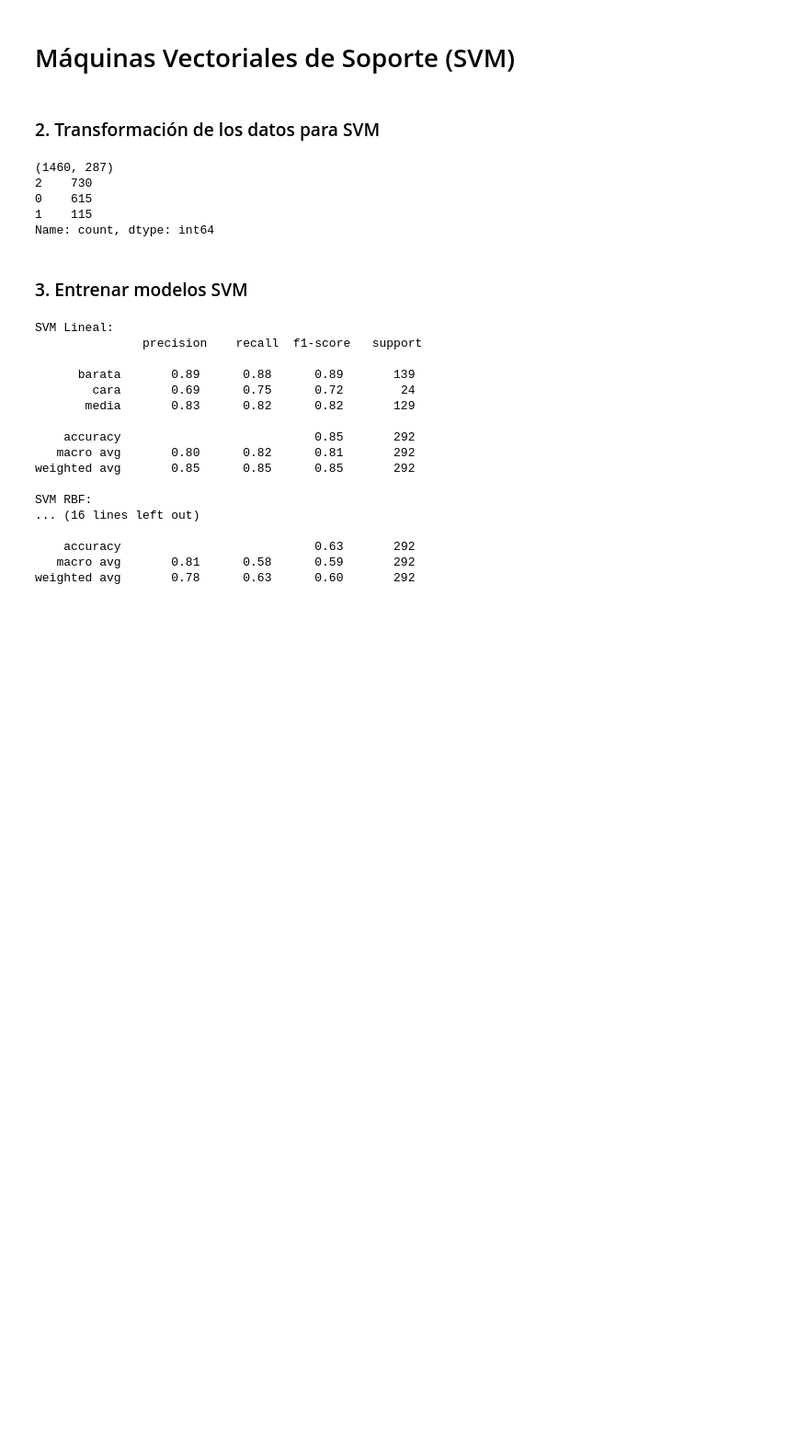
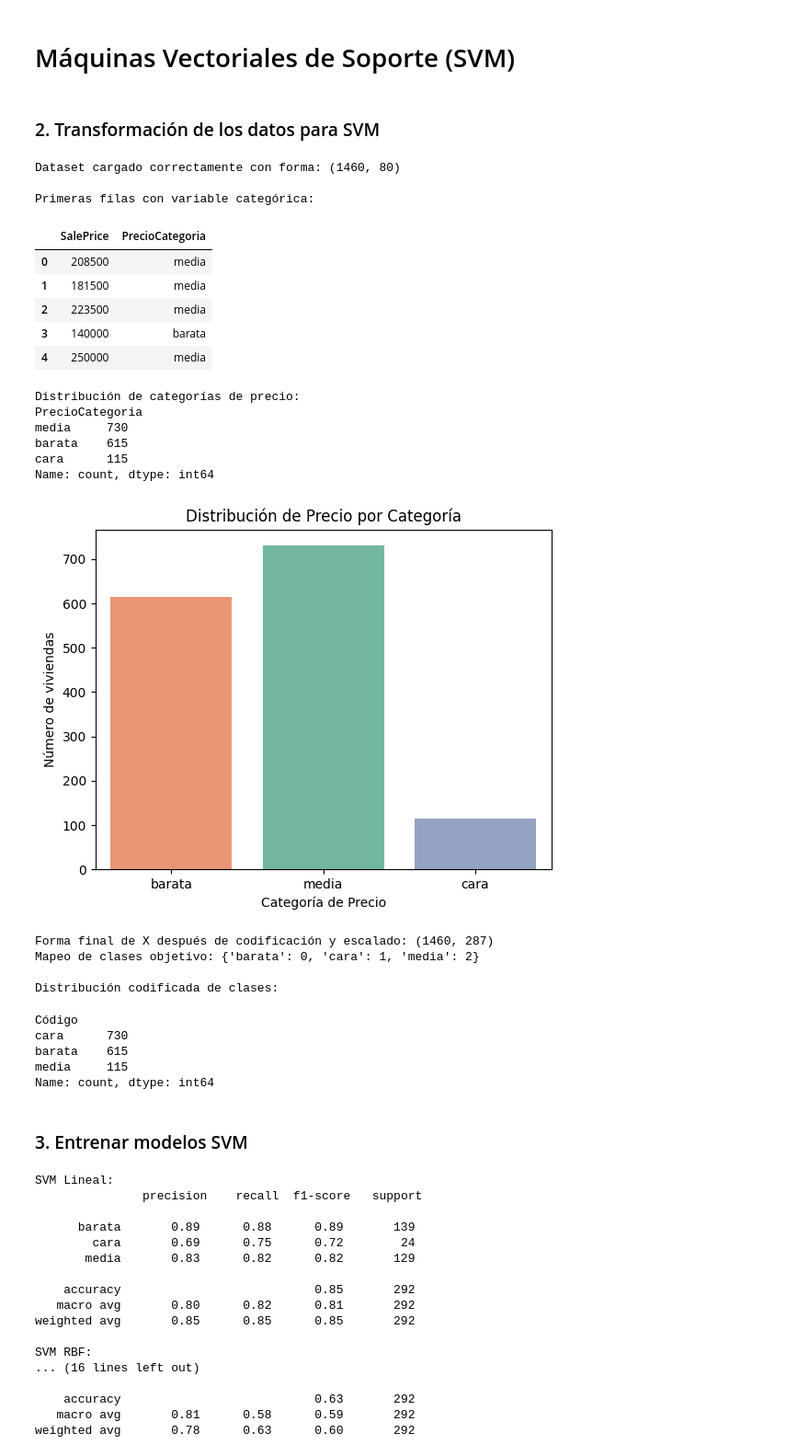
Before and after one commit to EstebanZG999/HT8Mineria, a Jupyter notebook: src/svm.ipynb, the cells around one changed output. Shown at 92% size. Cells and saved outputs as stored; diff of their text form; code cells hidden in the pictures; blank space fills up the shorter version.

```diff
--- a/src/svm.ipynb
+++ b/src/svm.ipynb
@@ -3,55 +3,93 @@
 # %% [markdown]
 ### 2. Transformación de los datos para SVM
 # %%
-# Importar librerías
+# Importar librerías necesarias
 import pandas as pd
+import matplotlib.pyplot as plt
+import seaborn as sns
 from sklearn.model_selection import train_test_split
 from sklearn.preprocessing import StandardScaler, LabelEncoder
 
-# Cargar datos procesados
+# Cargar el dataset
 df = pd.read_csv("../data/train_preprocessed.csv")
+print("Dataset cargado correctamente con forma:", df.shape)
 
-# Crear la variable categórica de precios
+# Crear variable categórica a partir del precio
 def categorizar_precio(valor):
     if valor < 150000:
         return 'barata'
     elif valor < 300000:
         return 'media'
     else:
         return 'cara'
 
 df['PrecioCategoria'] = df['SalePrice'].apply(categorizar_precio)
+print("\nPrimeras filas con variable categórica:")
+display(df[['SalePrice', 'PrecioCategoria']].head())
 
-# Eliminar SalePrice para clasificación
+# Mostrar distribución de clases
+print("\nDistribución de categorías de precio:")
+print(df['PrecioCategoria'].value_counts())
+
+sns.countplot(x='PrecioCategoria', hue='PrecioCategoria', data=df, order=['barata', 'media', 'cara'], palette='Set2', legend=False)
+plt.title("Distribución de Precio por Categoría")
+plt.xlabel("Categoría de Precio")
+plt.ylabel("Número de viviendas")
+plt.show()
+
+# Preparar datos para clasificación
 df_clasificacion = df.drop(columns=['SalePrice'])
-
-# Separar variables predictoras (X) y target (y)
 X = df_clasificacion.drop(columns=['PrecioCategoria'])
 y = df_clasificacion['PrecioCategoria']
 
-# Codificar variables categóricas si las hay
+# Codificar variables categóricas
 X = pd.get_dummies(X)
 
-# Estandarizar características numéricas
+# Escalado de datos
 scaler = StandardScaler()
 X_scaled = scaler.fit_transform(X)
 
-# Codificar la variable objetivo (barata, media, cara → 0, 1, 2)
+# Codificar variable objetivo
 label_encoder = LabelEncoder()
 y_encoded = label_encoder.fit_transform(y)
 
-# Dividir en entrenamiento y prueba
+# División de datos
 X_train, X_test, y_train, y_test = train_test_split(X_scaled, y_encoded, test_size=0.2, random_state=42)
 
+# Resultados descriptivos
+print(f"\nForma final de X después de codificación y escalado: {X.shape}")
+print("Mapeo de clases objetivo:", dict(zip(label_encoder.classes_, label_encoder.transform(label_encoder.classes_))))
 
-print(X.shape)
-print(pd.Series(y_encoded).value_counts())
+# Mostrar distribución codificada
+df_target = pd.DataFrame({'Código': y_encoded})
+print("\nDistribución codificada de clases:")
+display(df_target['Código'].value_counts().rename(index={0:'barata', 1:'media', 2:'cara'}))
 # %% [output]
-(1460, 287)
-2    730
-0    615
-1    115
-Name: count, dtype: int64
+Dataset cargado correctamente con forma: (1460, 80)
+
+Primeras filas con variable categórica:
+|  | SalePrice | PrecioCategoria |
+| 0 | 208500 | media |
+| 1 | 181500 | media |
+| 2 | 223500 | media |
+| 3 | 140000 | barata |
+| 4 | 250000 | media |
+Distribución de categorías de precio:
+PrecioCategoria
+media     730
+barata    615
+cara      115
+Name: count, dtype: int64
+[figure, added]
+Forma final de X después de codificación y escalado: (1460, 287)
+Mapeo de clases objetivo: {'barata': 0, 'cara': 1, 'media': 2}
+
+Distribución codificada de clases:
+Código
+cara      730
+barata    615
+media     115
+Name: count, dtype: int64
 # %% [markdown]
 ### 3. Entrenar modelos SVM
 # %%
```
